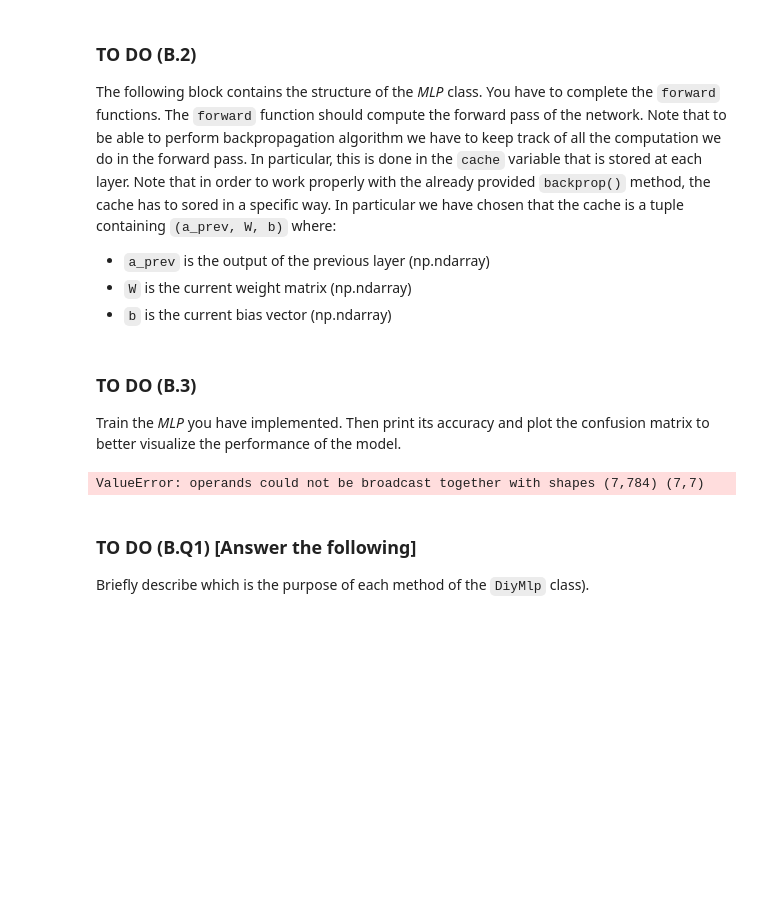
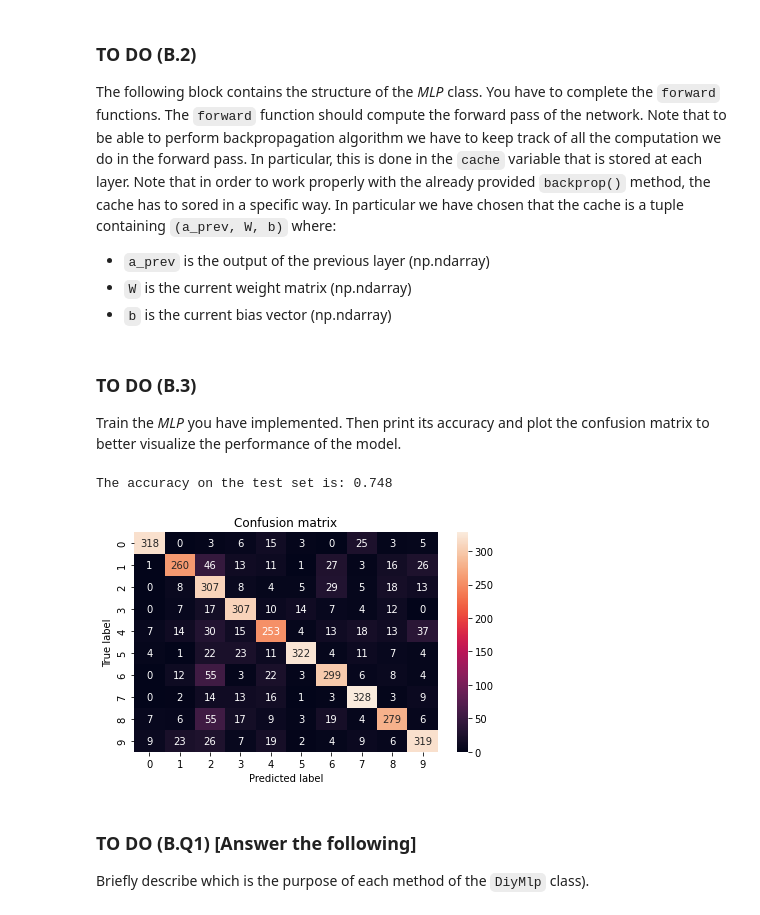
Before and after one commit to LauraRavagnani/Machine_Learning23-24, a Jupyter notebook: 4. Homework 4 and Lab 4-20231212/Ravagnani_Laura_LAB04.ipynb, the cells around one changed output. Cells and saved outputs as stored; diff of their text form; code cells hidden in the pictures; blank space fills up the shorter version.

```diff
--- a/4. Homework 4 and Lab 4-20231212/Ravagnani_Laura_LAB04.ipynb
+++ b/4. Homework 4 and Lab 4-20231212/Ravagnani_Laura_LAB04.ipynb
@@ -525,11 +525,11 @@ class Activation:
 
         if self.name == 'relu':
             # ADD YOUR CODE HERE (replace pass)
-            return np.maximum(0, x), x
+            return np.maximum(0, x)
         elif self.name == 'sigmoid':
             # ADD YOUR CODE HERE (replace pass)
             sigmoid = 1/(1 + np.exp(-x))
-            return sigmoid, x
+            return sigmoid
         else:
             raise ValueError('Activation function not supported')
 
@@ -548,7 +548,7 @@ class Activation:
         elif self.name == 'sigmoid':
             # ADD YOUR CODE HERE (replace pass)
             sigmoid = 1/(1 + np.exp(-x))
-            return sigmoid * (1 - sigmoid)#sigmoid - np.square(sigmoid)
+            return sigmoid * (1 - sigmoid)
         else:
             raise ValueError('Activation function not supported')
 # %% [markdown]
@@ -619,13 +619,14 @@ class DiyMlp:
             prev = cp(x) if l == 1 else out  # storing the input of the layer i.e. the output of the previous layer
 
             # Linear Hypothesis
-            a_prev = np.dot(self.params[f"W{l}"], prev) + self.params[f"b{l}"] # ADD YOUR CODE HERE (replace None)
+            a_prev = np.matmul(self.params[f"W{l}"], prev) + self.params[f"b{l}"] # ADD YOUR CODE HERE (replace None)
 
             # Storing the linear cache for backpropagation = (a_prev, W, b)
-            linear_cache = (a_prev, self.params[f"W{l}"], self.params[f"b{l}"])  # ADD YOUR CODE HERE (replace None)
+            linear_cache = (prev, self.params[f"W{l}"], self.params[f"b{l}"])  # ADD YOUR CODE HERE (replace None)  # prev -> a_prev
 
             # Applying the activation function on linear hypothesis
-            out, activation_cache =  self.params[f"activation{l}"](a_prev) # ADD YOUR CODE HERE (replace None)
+            out = self.params[f"activation{l}"](a_prev)
+            activation_cache = a_prev # ADD YOUR CODE HERE (replace None)   # a_prev -> out
 
             # storing both the linear and activation cache
             caches.append((linear_cache, activation_cache))
@@ -759,7 +760,7 @@ Train the *MLP* you have implemented. Then print its accuracy and plot the confu
 # Define the MLP object
 # ADD YOUR CODE HERE
 in_size = x_train.shape[1]
-hl_size = 7
+hl_size = 30
 out_size =  10
 layers = [in_size, hl_size, out_size]
 learning_rate = 0.2
@@ -772,19 +773,27 @@ classifier.train(x_train, y_train, 200)
 
 # Compute the prediction
 # ADD YOUR CODE HERE
-#predictions = classifier.predict(x_test)
+y_pred = classifier.predict(x_test)
 
 # Compute the accuracy on the test set and print it
 # ADD YOUR CODE HERE
+right = np.sum([np.where(y_pred == y_test, 1, 0)])
+accuracy = right / x_test.shape[0]
+
+print('The accuracy on the test set is:', accuracy)
 # %% [output]
-ValueError: operands could not be broadcast together with shapes (7,784) (7,7)
+The accuracy on the test set is: 0.748
 # %%
 # Compute the confusion matrix
 # ADD YOUR CODE HERE
+conf_mat = confusion_matrix(y_test, y_pred)
 
 # Plot the confusion matrix
 # Suggestions: use the plot_conf_matrix function
 # ADD YOUR CODE HERE
+plot_conf_matrix(conf_mat)
+# %% [output]
+[figure, added]
 # %% [markdown]
 ### TO DO (B.Q1) [Answer the following]
 
```
Also changed, not shown: parts of 1 cell of this notebook.
